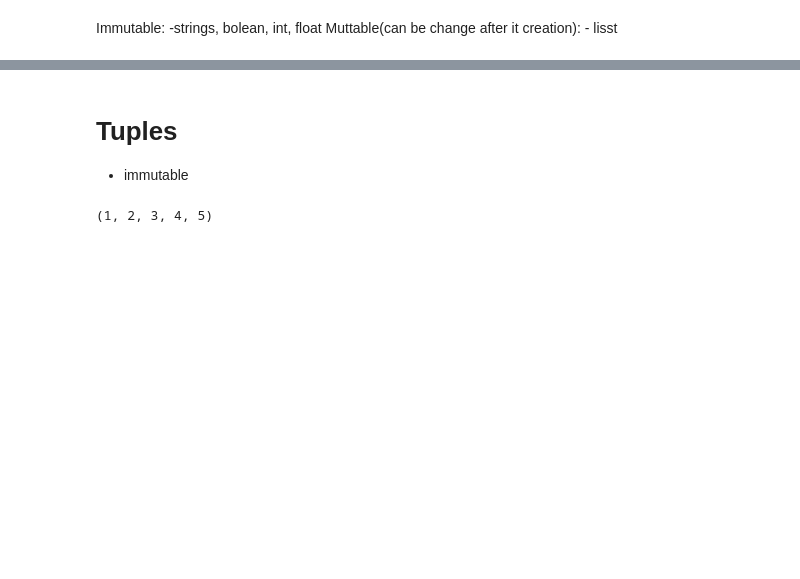
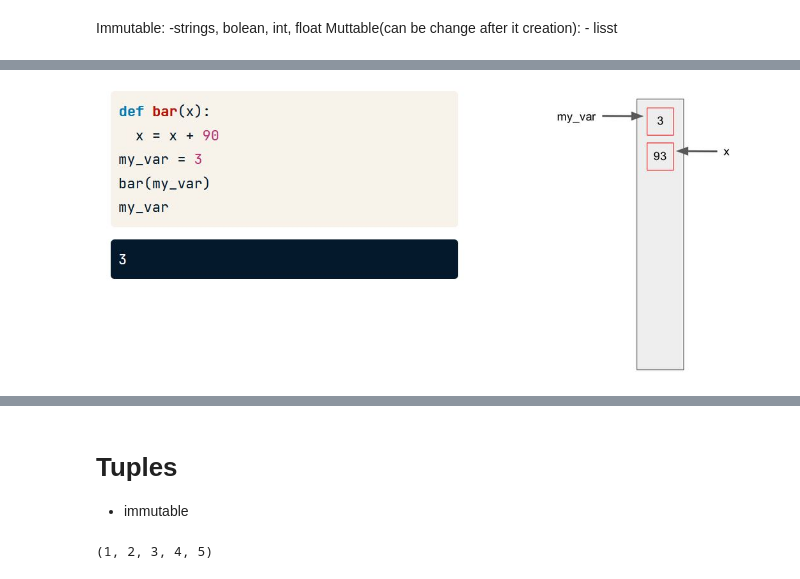
Before and after one commit to magannamazur/Codewars, a Jupyter notebook: DataCamp/c_python.ipynb, the cells around one changed output, grey strips where cells are left out. Drawn from its saved outputs; the diff is of its cells as text; code cells hidden in the pictures; blank space fills up the shorter version.

```diff
--- a/DataCamp/c_python.ipynb
+++ b/DataCamp/c_python.ipynb
@@ -5,0 +20,7 @@ Muttable(can be change after it creation):
+# %%
+from PIL import Image
+from IPython.display import display
+img = Image. open('immutable.jpg')
+display(img)
+# %% [output]
+[figure, added]
```
Also changed, not shown: parts of 133 cells of this notebook, 8 other files.
